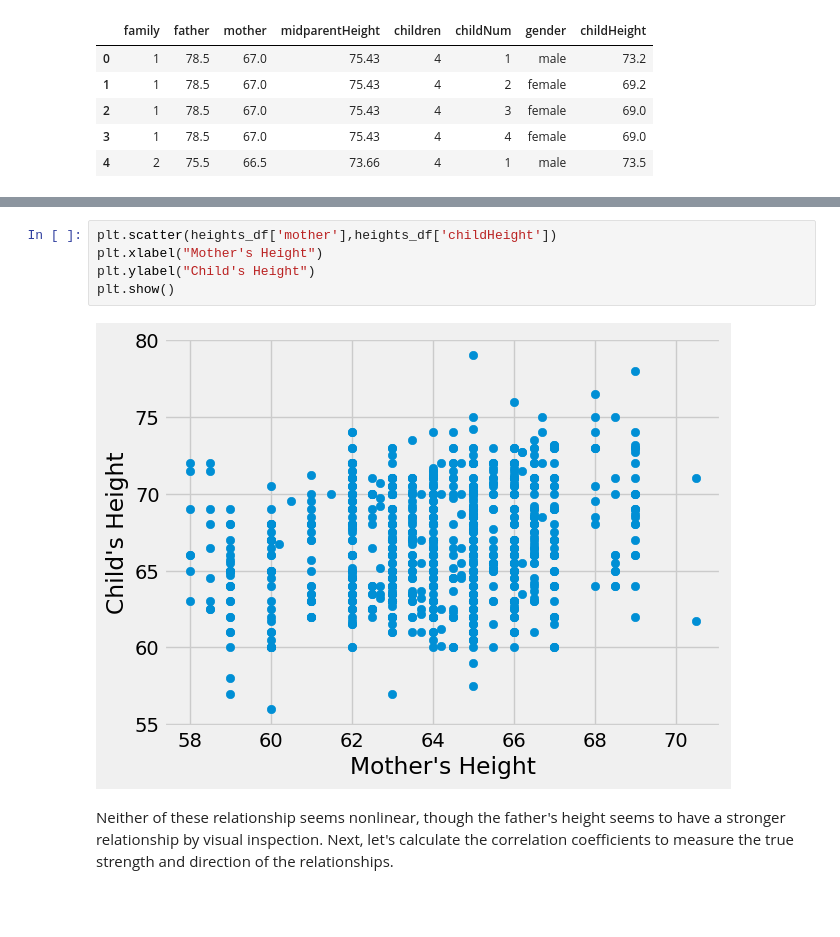
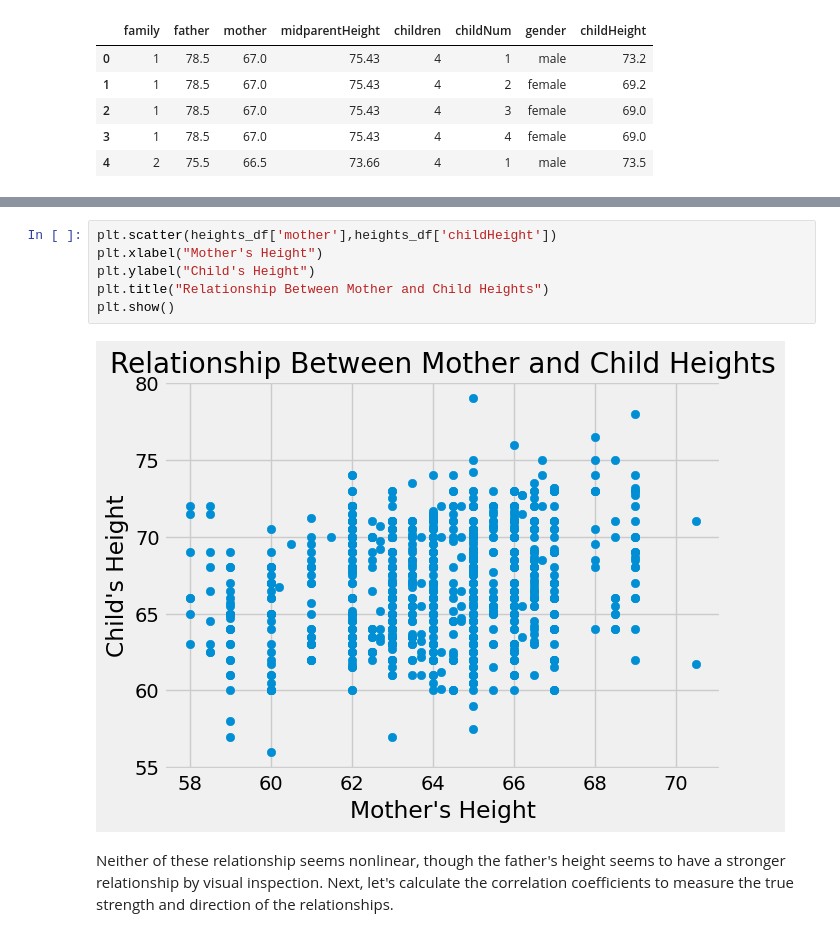
Before and after one commit to uchicago-dsi/textbook-datascience-1, a Jupyter notebook: textbook/17/2/correlation.ipynb, the cells around one changed output, grey strips where cells are left out. Cells and saved outputs as stored; diff of their text form; blank space fills up the shorter version.

```diff
--- a/textbook/17/2/correlation.ipynb
+++ b/textbook/17/2/correlation.ipynb
@@ -137,10 +146,11 @@ plt.show()
 # %%
 plt.scatter(heights_df['mother'],heights_df['childHeight'])
 plt.xlabel("Mother's Height")
 plt.ylabel("Child's Height")
+plt.title("Relationship Between Mother and Child Heights")
 plt.show()
 # %% [output]
-[figure, old version]
+[figure, new version]
 # %% [markdown]
 Neither of these relationship seems nonlinear, though the father's height seems to have a stronger relationship by visual inspection. Next, let's calculate the correlation coefficients to measure the true strength and direction of the relationships.
 # %%
```
Also changed, not shown: parts of 21 cells of this notebook.
